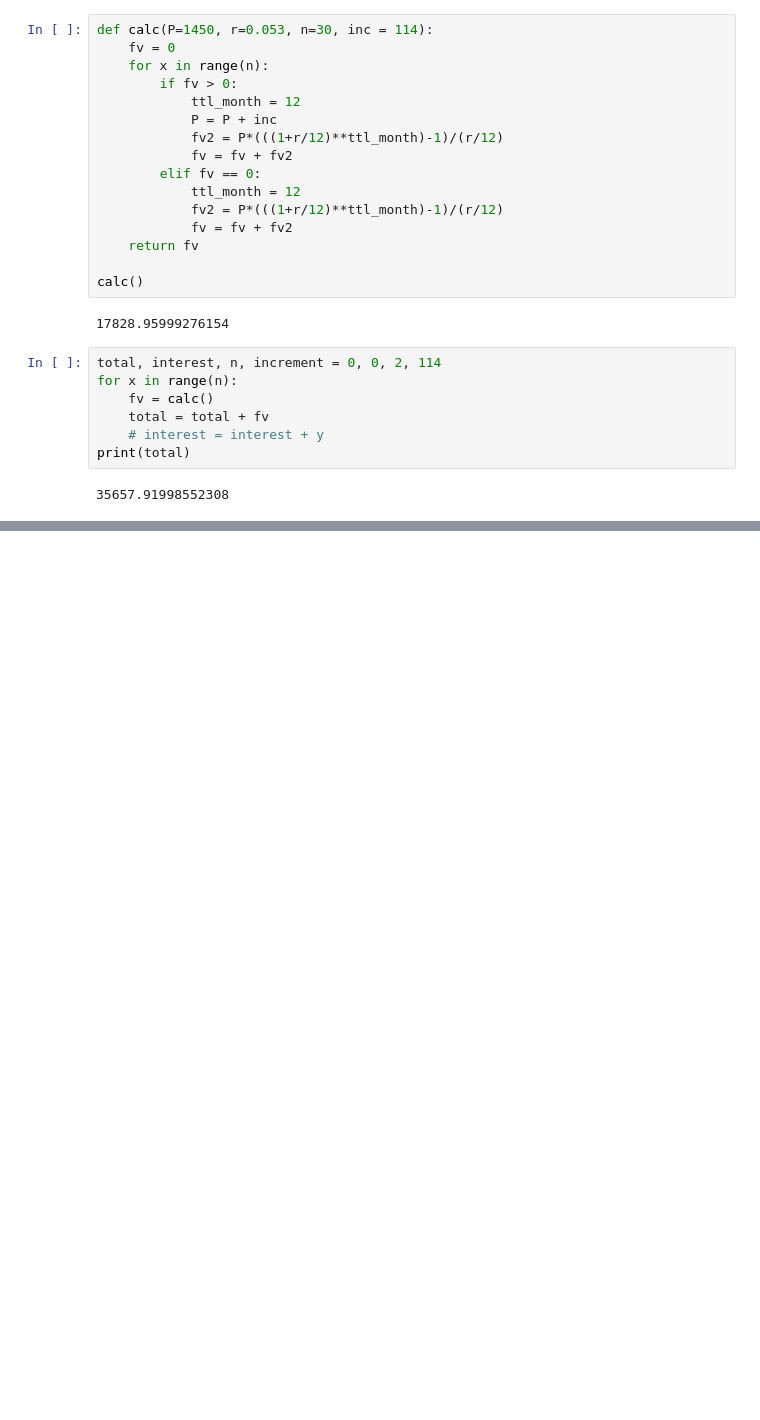
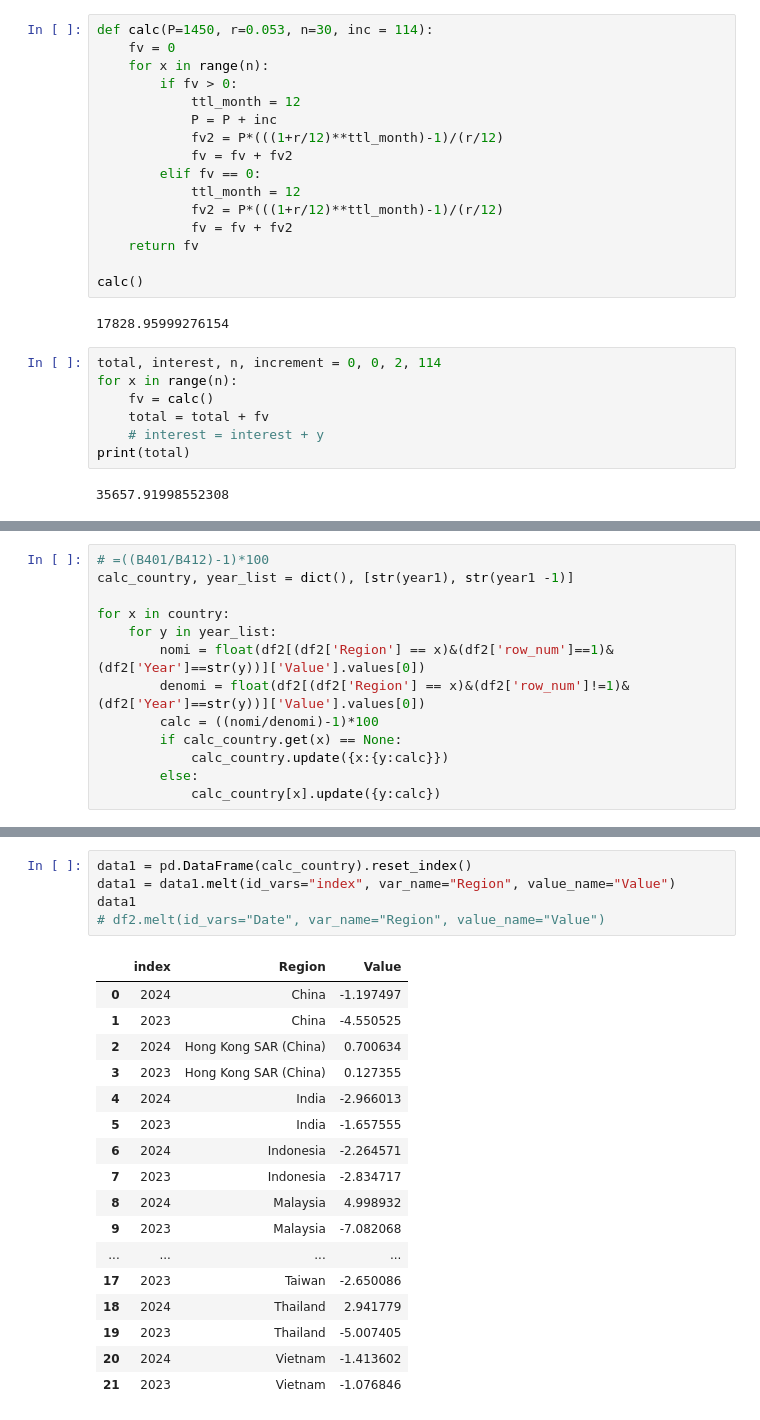
Before and after one commit to aizudeen11/cfm-nlp, a Jupyter notebook: webscrap.ipynb, the cells around one changed output, grey strips where cells are left out. Saved outputs shown, nothing was run; the diff lists cells and outputs as text; blank space fills up the shorter version.

```diff
--- a/webscrap.ipynb
+++ b/webscrap.ipynb
@@ -255,0 +335,13 @@ TypeError: sequence item 0: expected str instance, Series found
+# %%
+# =((B401/B412)-1)*100
+calc_country, year_list = dict(), [str(year1), str(year1 -1)]
+
+for x in country:
+    for y in year_list:
+        nomi = float(df2[(df2['Region'] == x)&(df2['row_num']==1)&(df2['Year']==str(y))]['Value'].values[0])
+        denomi = float(df2[(df2['Region'] == x)&(df2['row_num']!=1)&(df2['Year']==str(y))]['Value'].values[0])
+        calc = ((nomi/denomi)-1)*100
+        if calc_country.get(x) == None:
+            calc_country.update({x:{y:calc}})
+        else:
+            calc_country[x].update({y:calc})
@@ -255,0 +363,23 @@ TypeError: sequence item 0: expected str instance, Series found
+# %%
+data1 = pd.DataFrame(calc_country).reset_index()
+data1 = data1.melt(id_vars="index", var_name="Region", value_name="Value")
+data1
+# df2.melt(id_vars="Date", var_name="Region", value_name="Value")
+# %% [output]
+|  | index | Region | Value |
+| 0 | 2024 | China | -1.197497 |
+| 1 | 2023 | China | -4.550525 |
+| 2 | 2024 | Hong Kong SAR (China) | 0.700634 |
+| 3 | 2023 | Hong Kong SAR (China) | 0.127355 |
+| 4 | 2024 | India | -2.966013 |
+| 5 | 2023 | India | -1.657555 |
+| 6 | 2024 | Indonesia | -2.264571 |
+| 7 | 2023 | Indonesia | -2.834717 |
+| 8 | 2024 | Malaysia | 4.998932 |
+| 9 | 2023 | Malaysia | -7.082068 |
+| ... | ... | ... | ... |
+| 17 | 2023 | Taiwan | -2.650086 |
+| 18 | 2024 | Thailand | 2.941779 |
+| 19 | 2023 | Thailand | -5.007405 |
+| 20 | 2024 | Vietnam | -1.413602 |
+| 21 | 2023 | Vietnam | -1.076846 |
```
Also changed, not shown: parts of 13 cells of this notebook, 2 other files.
